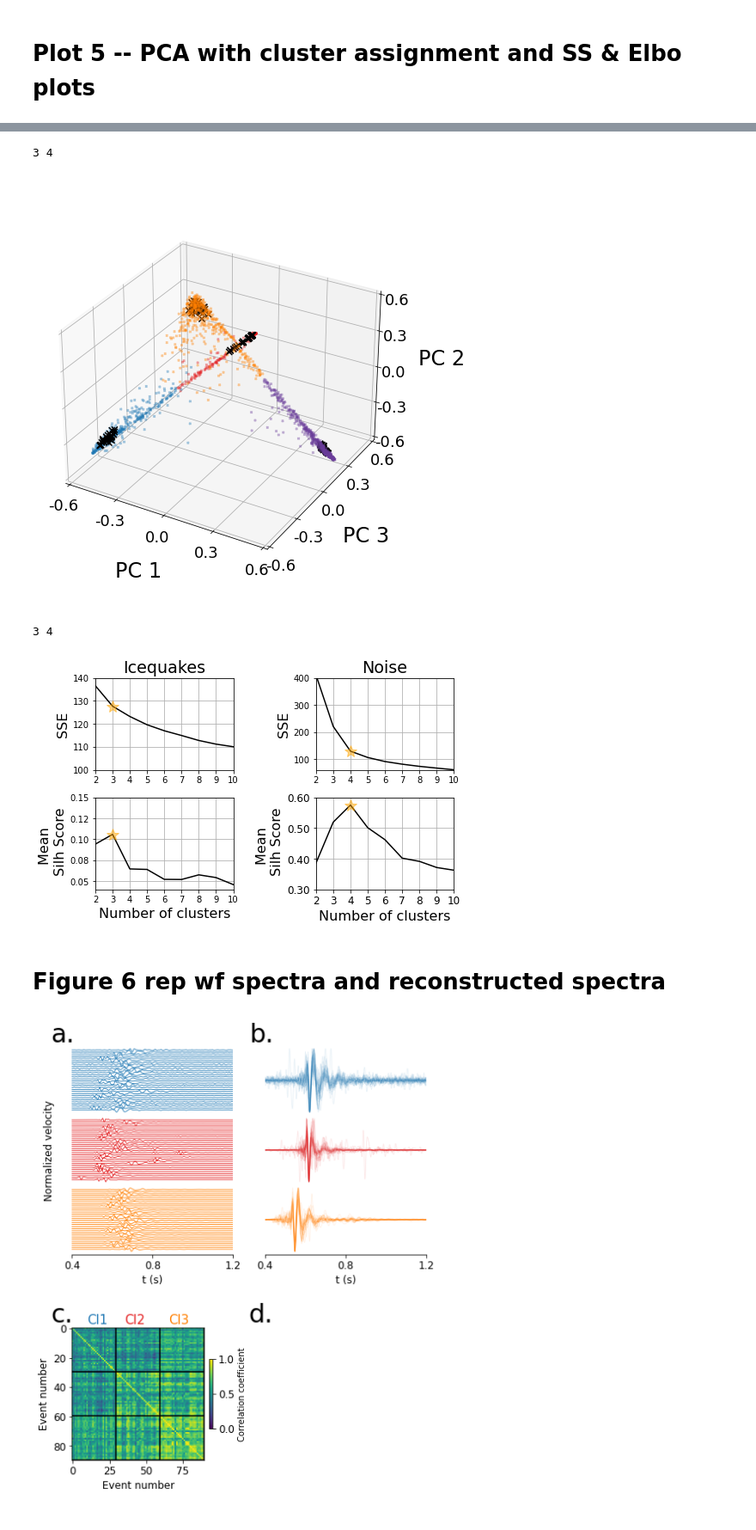
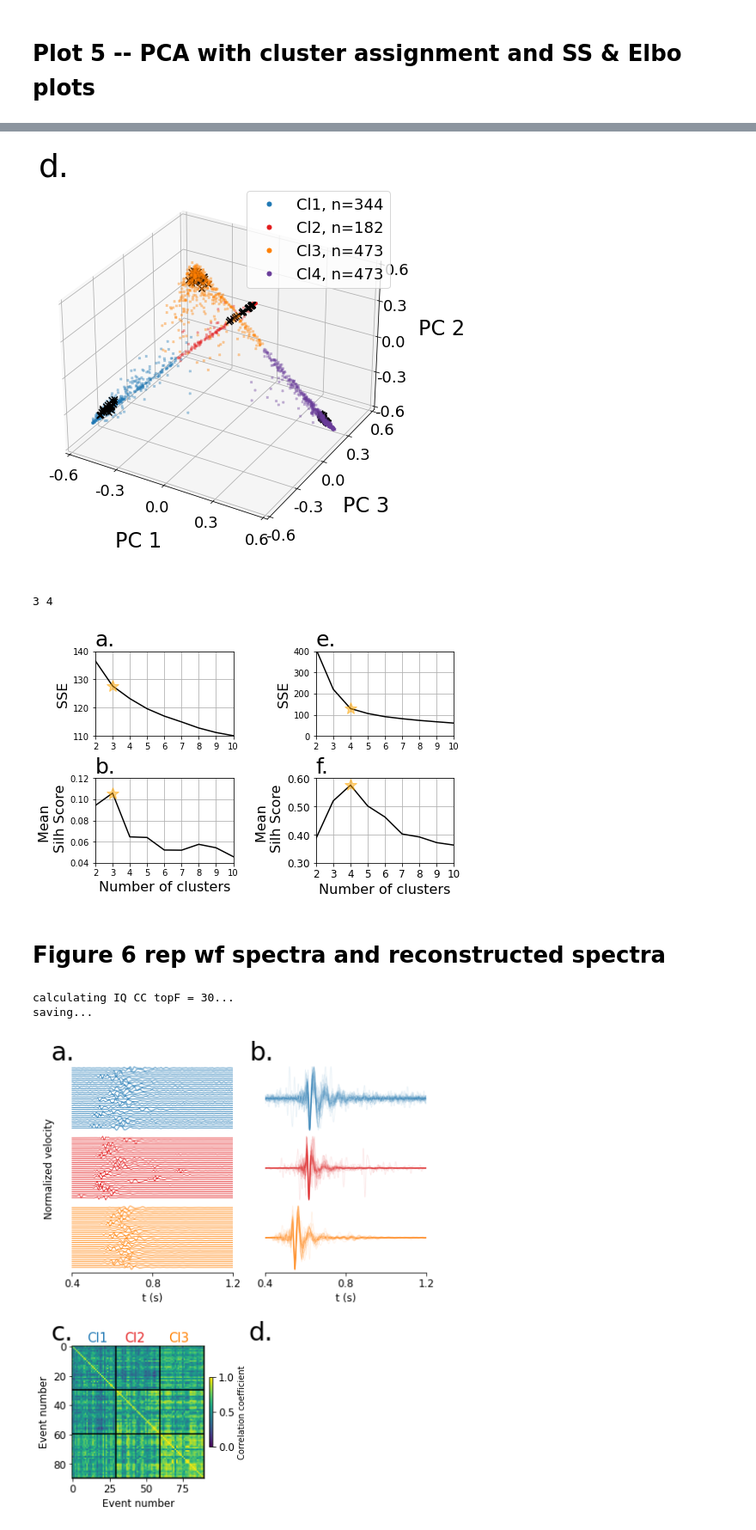
Before and after one commit to tsawi/SawiEtAl_2022, a Jupyter notebook: Events/02_src/plotFigures5_6_11_12.ipynb, the cells around one changed output, grey strips where cells are left out. Shown: that part at 86% size. Cells and saved outputs as stored; diff of their text form; code cells hidden in the pictures.

```diff
--- a/Events/02_src/plotFigures5_6_11_12.ipynb
+++ b/Events/02_src/plotFigures5_6_11_12.ipynb
@@ -524,8 +524,8 @@ cat00N = swapLabels(cat00N,1,3)
 # %% [markdown]
 ## save new cluster catalogs
 # %%
-saveCats = 1
-loadCats = 0
+saveCats = 0
+loadCats = 1
 # %%
 # # #### overwrite catalogs!!
 if saveCats:
@@ -646,7 +664,7 @@ tfont=14
 plt.rcParams.update({'font.size': 18})
 
 
-print(Kopt,KoptN)
+# print(Kopt,KoptN)
 
 fig,axes = plt.subplots(figsize = (width2,height2))
 plt.box(False)
@@ -669,14 +687,20 @@ label_fontsize = fontsize = 24
 # ax = fig.add_subplot(231, projection='3d')
 ax = fig.add_subplot(111, projection='3d')
 figureFunctions2.plotPCA(cat00N,catRepN,KoptN, size=size_dot,size2=size_rep, alpha=alpha_dot,labelpad = 25,fontsize=fontsize,ax=ax, fig=fig, **plt_kwargs)
-# ax.set_ylim(-.3,.3)
-# ax.set_xlim(-.4,.4)
-# ax.set_zlim(-.3,.3)
+legend_elements = [
+                   Line2D([0], [0], marker='.', color=colors[0], label=f'Cl1, n={len(cat00N[cat00N.Cluster==1])}',markerfacecolor=colors[0], markersize=10,lw=0),
+                   Line2D([0], [0], marker='.', color=colors[1], label=f'Cl2, n={len(cat00N[cat00N.Cluster==2])}',markerfacecolor=colors[1], markersize=10,lw=0),
+                   Line2D([0], [0], marker='.', color=colors[2], label=f'Cl3, n={len(cat00N[cat00N.Cluster==3])}',markerfacecolor=colors[2], markersize=10,lw=0),
+                   Line2D([0], [0], marker='.', color=colors[3], label=f'Cl4, n={len(cat00N[cat00N.Cluster==4])}',markerfacecolor=colors[3], markersize=10,lw=0)
+                    ]
 
-plt.savefig(pathFig + 'PCANS.png', dpi=300,bbox_inches='tight')
+ax.set_title('d.',fontsize=atext*1.5,loc='left')
+
+ax.legend(handles=legend_elements)
+
+plt.savefig(pathFig + 'PCANS.jpg',bbox_inches='tight')
 # %% [output]
-3 4
-[figure, old version]
+[figure, new version]
 # %%
 ## Plot PCA by datetime, show rep events
 from matplotlib.ticker import FormatStrFormatter
@@ -709,58 +733,58 @@ cmap=cm.get_cmap('rainbow')
 ### Plot silh Scores
 ax = fig.add_subplot(221)
 figureFunctions2.plotSSE(Kopt, sse, range_n_clusters_all,starSize=15,ax=ax)
-ax.set_title('Icequakes')
 ax.set_ylabel('SSE')
-ax.set_ylim(100,140)
+ax.set_ylim(110,140)
 ax.set_xlim(2,10)
 ax.set_xlabel('')
 # ax.set_xticklabels([])
 ax.tick_params(axis='both', which='major', labelsize=10)
-
+ax.set_title('a.',fontsize=atext,loc='left')
 
 
 ax = fig.add_subplot(222)
 figureFunctions2.plotSSE(KoptN, sseN, range_n_clusters_all,starSize=15,ax=ax)
-ax.set_title('Noise')
 ax.set_ylabel('SSE')
-ax.set_ylim(60,400)
+ax.set_ylim(0,400)
 ax.set_xlim(2,10)
 ax.set_xlabel('')
 # ax.set_xticklabels([])
 ax.tick_params(axis='both', which='major', labelsize=10)
-
+ax.set_title('e.',fontsize=atext,loc='left')
 
 
 ### Plot silh Scores
 ax = fig.add_subplot(223)
 figureFunctions2.plotSilhScore(Kopt, avgSils, range_n_clusters_all,starSize=15,ax=ax)
 ax.set_ylabel('Mean \n Silh Score')
 ax.set_xlim(2,10)
-ax.set_ylim(.04,.15)
+ax.set_ylim(.04,.12)
+ax.set_title('b.',fontsize=atext,loc='left')
 ax.tick_params(axis='both', which='major', labelsize=10)
 ax.yaxis.set_major_formatter(FormatStrFormatter('%.2f'))
 
 
 ax = fig.add_subplot(224)
 figureFunctions2.plotSilhScore(KoptN, avgSilsN, range_n_clusters_all,starSize=15,ax=ax)
 ax.set_ylabel('Mean \n Silh Score')
+ax.set_title('f.',fontsize=atext,loc='left')
 ax.set_xlim(2,10)
 ax.set_ylim(.3,.6)
 ax.tick_params(axis='both', which='major', labelsize=12)
 ax.yaxis.set_major_formatter(FormatStrFormatter('%.2f'))
 
 
-plt.savefig(pathFig + 'Figure_5_silhScore.png', dpi=300)
+plt.savefig(pathFig + 'Figure_5_silhScore.jpg')
 
-plt.subplots_adjust(wspace=.6,hspace=0.3)
+plt.subplots_adjust(wspace=.6,hspace=0.5)
 
 
 
 
-plt.savefig(pathFig + 'stats2.png', dpi=300,bbox_inches='tight')
+plt.savefig(pathFig + 'stats2.jpg',bbox_inches='tight')
 # %% [output]
 3 4
-[figure, old version]
+[figure, new version]
 # %% [markdown]
 # Figure 6 rep wf spectra and reconstructed spectra
 # %%
@@ -785,6 +809,9 @@ cc_mat,lag_mat = calcCCMatrix(catRep,lenData,dataH5_path,station,channel,fmin,fm
 # cc_matN,lag_matN = calcCCMatrix(catRepN,lenDataN,dataH5_pathN,station,channel,fminN,fmaxN,fsN)
 
 print(f'saving...')
+# %% [output]
+calculating IQ CC topF = 30...
+saving...
 # %%
 if saveCats:
     np.save(f'../01_input/data/interim/{key}_ccLagMat_top{topF}_SS.npy',lag_mat)
```
Also changed, not shown: parts of 21 cells of this notebook, 5 other files.
